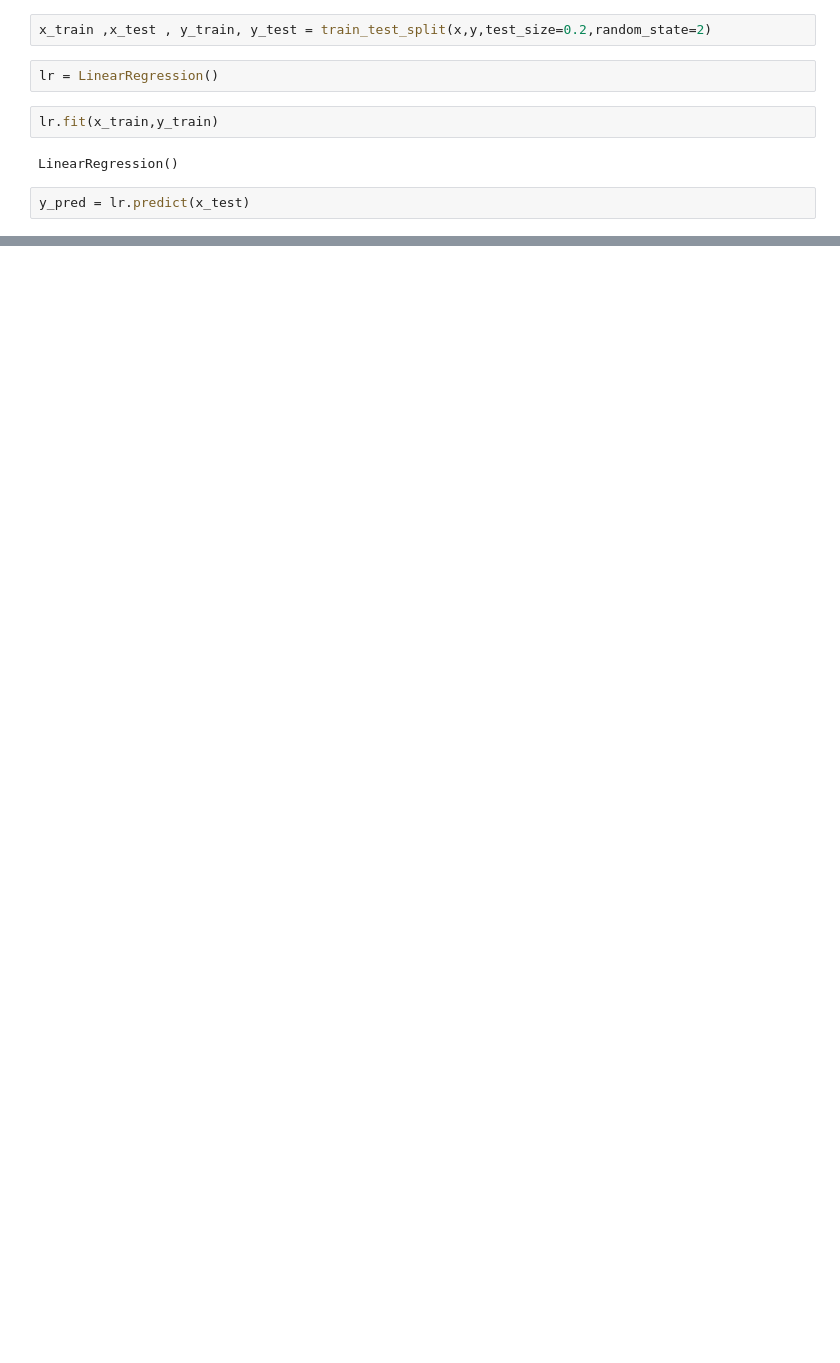
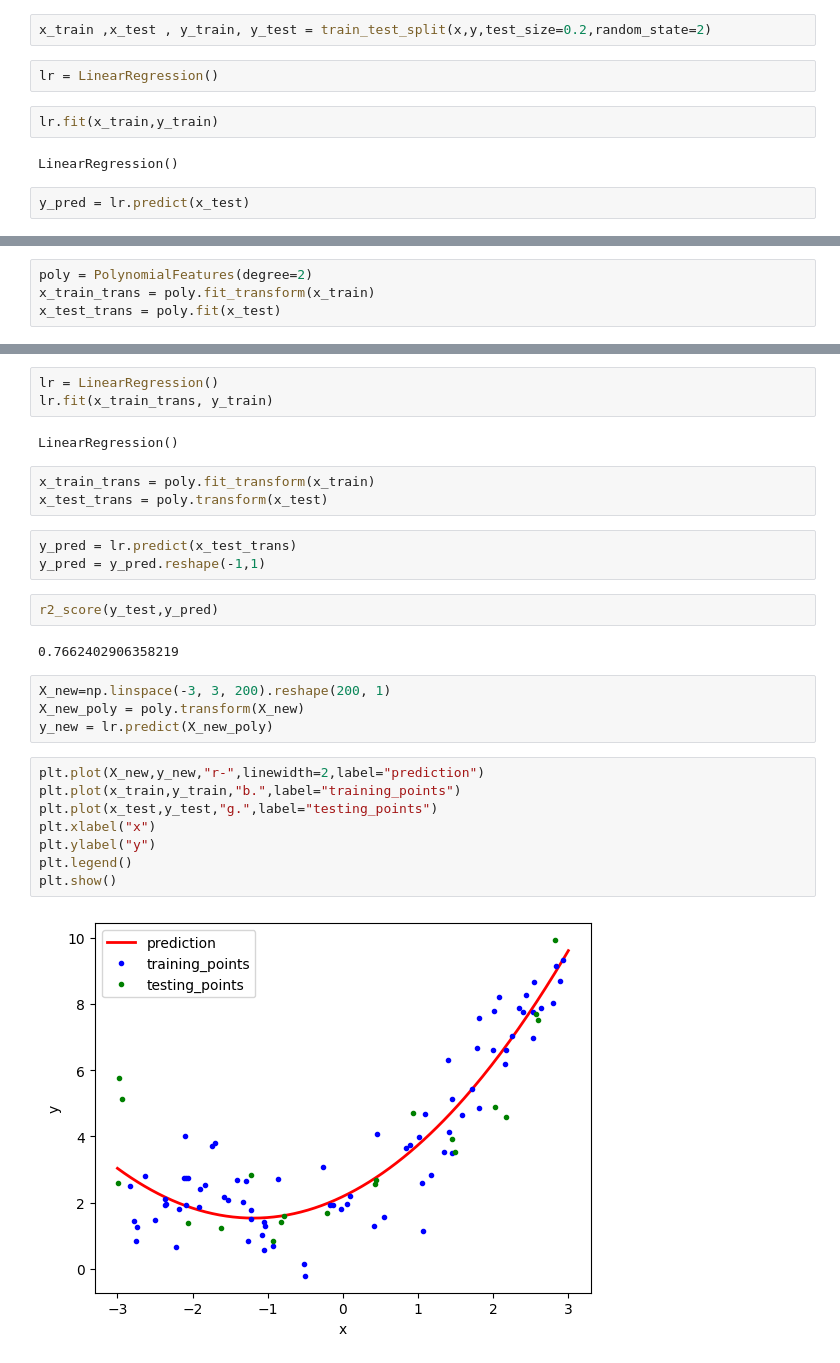
Before and after one commit to hatim1801/Machine-Learning-Models, a Jupyter notebook: Polynomial_Regression.ipynb, the cells around one changed output, grey strips where cells are left out. Drawn from its saved outputs; the diff is of its cells as text; blank space fills up the shorter version.

```diff
--- a/Polynomial_Regression.ipynb
+++ b/Polynomial_Regression.ipynb
@@ -82,0 +83,4 @@ plt.show()
+# %%
+poly = PolynomialFeatures(degree=2)
+x_train_trans = poly.fit_transform(x_train)
+x_test_trans = poly.fit(x_test)
@@ -82,0 +93,29 @@ plt.show()
+# %%
+lr = LinearRegression()
+lr.fit(x_train_trans, y_train)
+# %% [output]
+LinearRegression()
+# %%
+x_train_trans = poly.fit_transform(x_train)
+x_test_trans = poly.transform(x_test)
+# %%
+y_pred = lr.predict(x_test_trans)
+y_pred = y_pred.reshape(-1,1)
+# %%
+r2_score(y_test,y_pred)
+# %% [output]
+0.7662402906358219
+# %%
+X_new=np.linspace(-3, 3, 200).reshape(200, 1)
+X_new_poly = poly.transform(X_new)
+y_new = lr.predict(X_new_poly)
+# %%
+plt.plot(X_new,y_new,"r-",linewidth=2,label="prediction")
+plt.plot(x_train,y_train,"b.",label="training_points")
+plt.plot(x_test,y_test,"g.",label="testing_points")
+plt.xlabel("x")
+plt.ylabel("y")
+plt.legend()
+plt.show()
+# %% [output]
+[figure, added]
```
Also changed, not shown: parts of 7 cells of this notebook.
